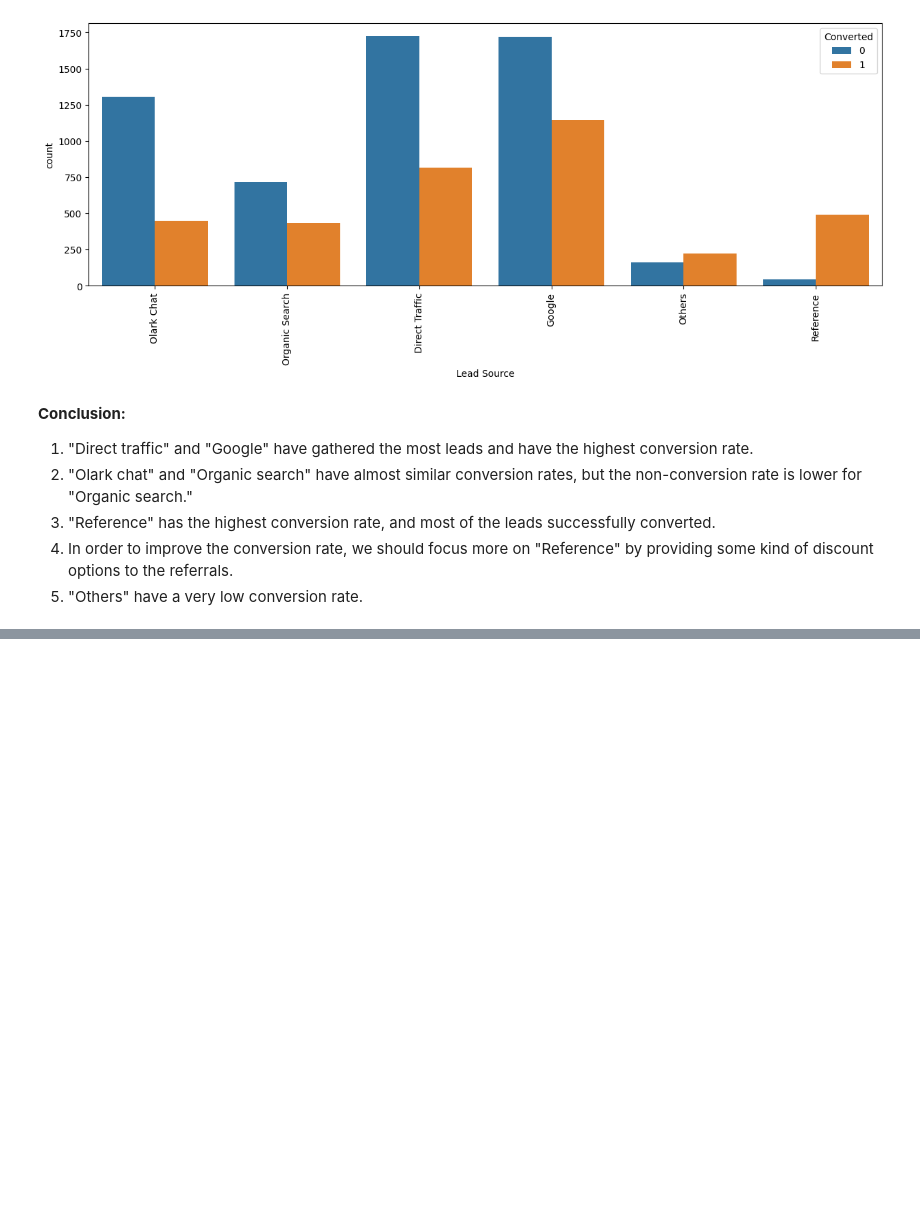
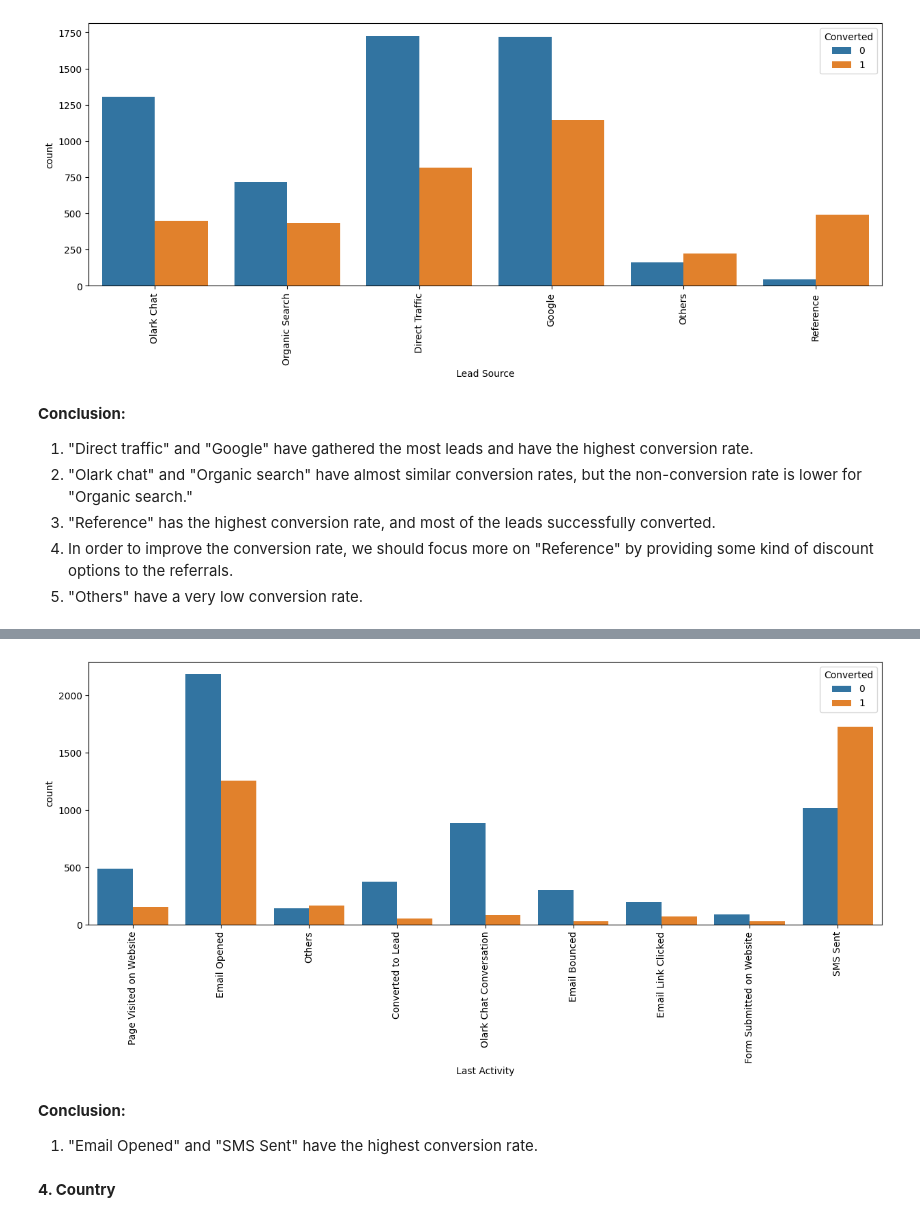
Before and after one commit to BharatPanera/lead_scoring_case_study, a Jupyter notebook: lead_scoring.ipynb, the cells around one changed output, grey strips where cells are left out. Drawn from its saved outputs; the diff is of its cells as text; code cells hidden in the pictures; blank space fills up the shorter version.

```diff
--- a/lead_scoring.ipynb
+++ b/lead_scoring.ipynb
@@ -366,0 +432,10 @@ create_plot("Lead Source")
+# %%
+# Create plot for better understanding
+create_plot("Last Activity")
+# %% [output]
+[figure, added]
+# %% [markdown]
+**Conclusion:**
+1. "Email Opened" and "SMS Sent" have the highest conversion rate.
+# %% [markdown]
+**4. Country**
```
Also changed, not shown: parts of 63 cells of this notebook.
